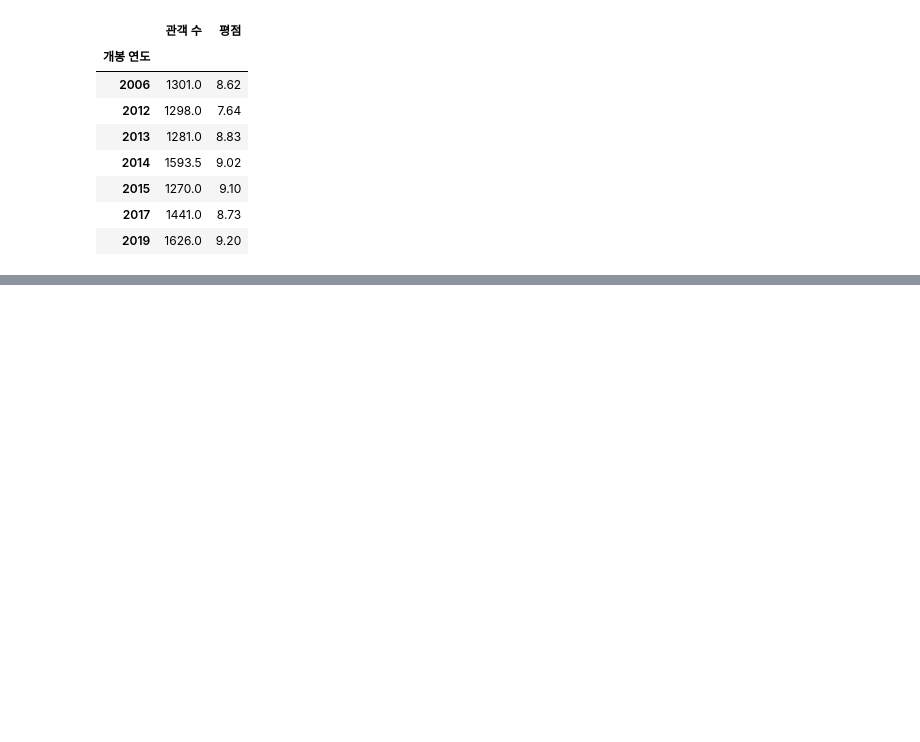
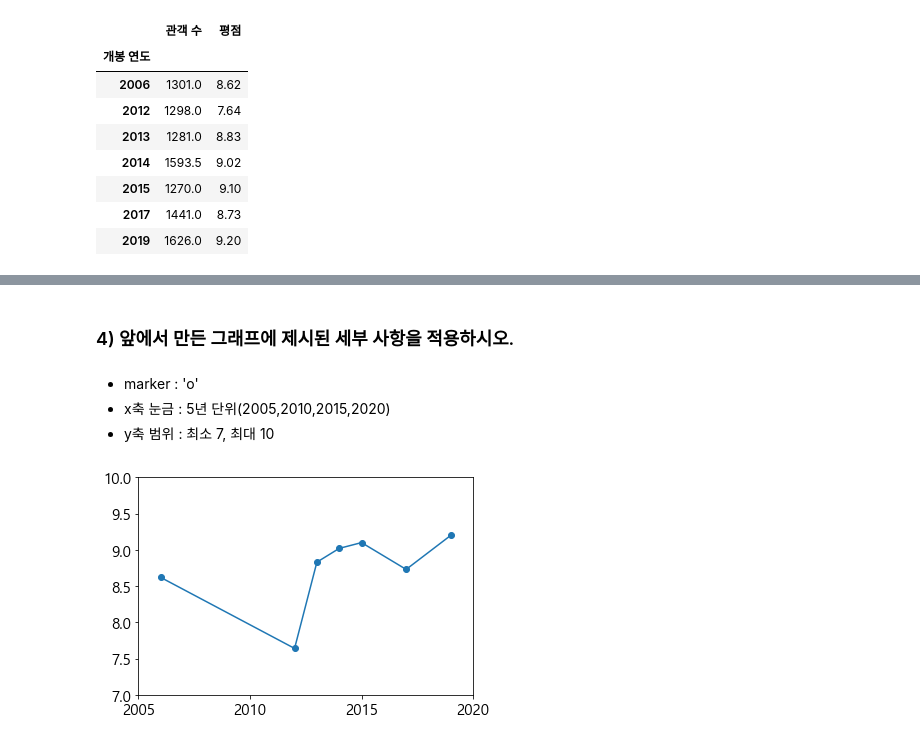
Before and after one commit to geonnny/Python-basic, a Jupyter notebook: Matplotlib/17. 퀴즈.ipynb, the cells around one changed output, grey strips where cells are left out. Drawn from its saved outputs; the diff is of its cells as text; code cells hidden in the pictures; blank space fills up the shorter version.

```diff
--- a/Matplotlib/17. 퀴즈.ipynb
+++ b/Matplotlib/17. 퀴즈.ipynb
@@ -56,0 +76,13 @@ df_group
+# %% [markdown]
+### 4) 앞에서 만든 그래프에 제시된 세부 사항을 적용하시오.
+# %% [markdown]
+- marker : 'o'
+- x축 눈금 : 5년 단위(2005,2010,2015,2020)
+- y축 범위 : 최소 7, 최대 10
+# %%
+plt.plot(df_group.index,df_group['평점'], marker = 'o')
+plt.xticks([2005,2010,2015,2020])
+plt.ylim(7,10)
+plt.show()
+# %% [output]
+[figure, added]
```
Also changed, not shown: parts of 6 cells of this notebook.
